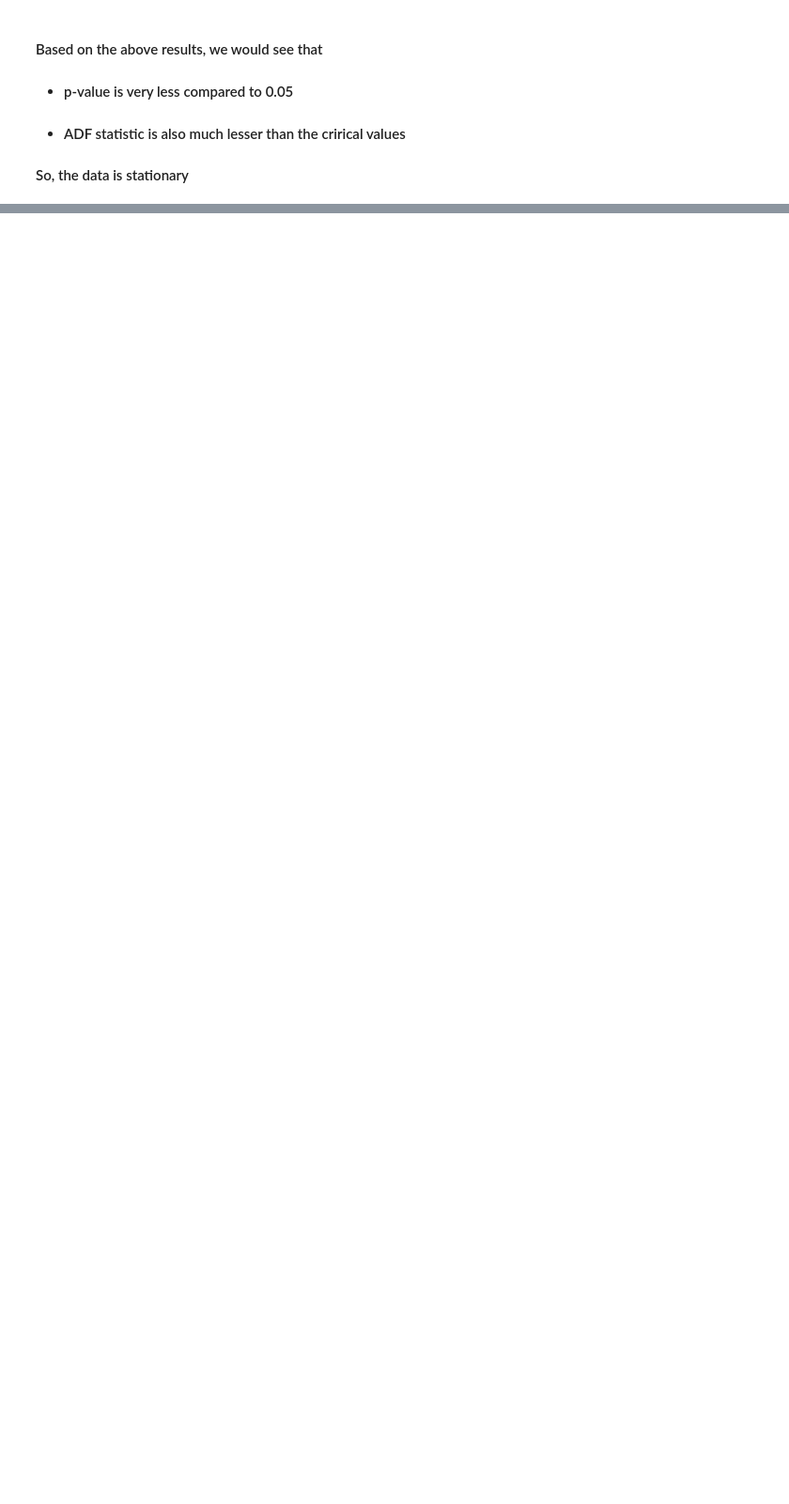
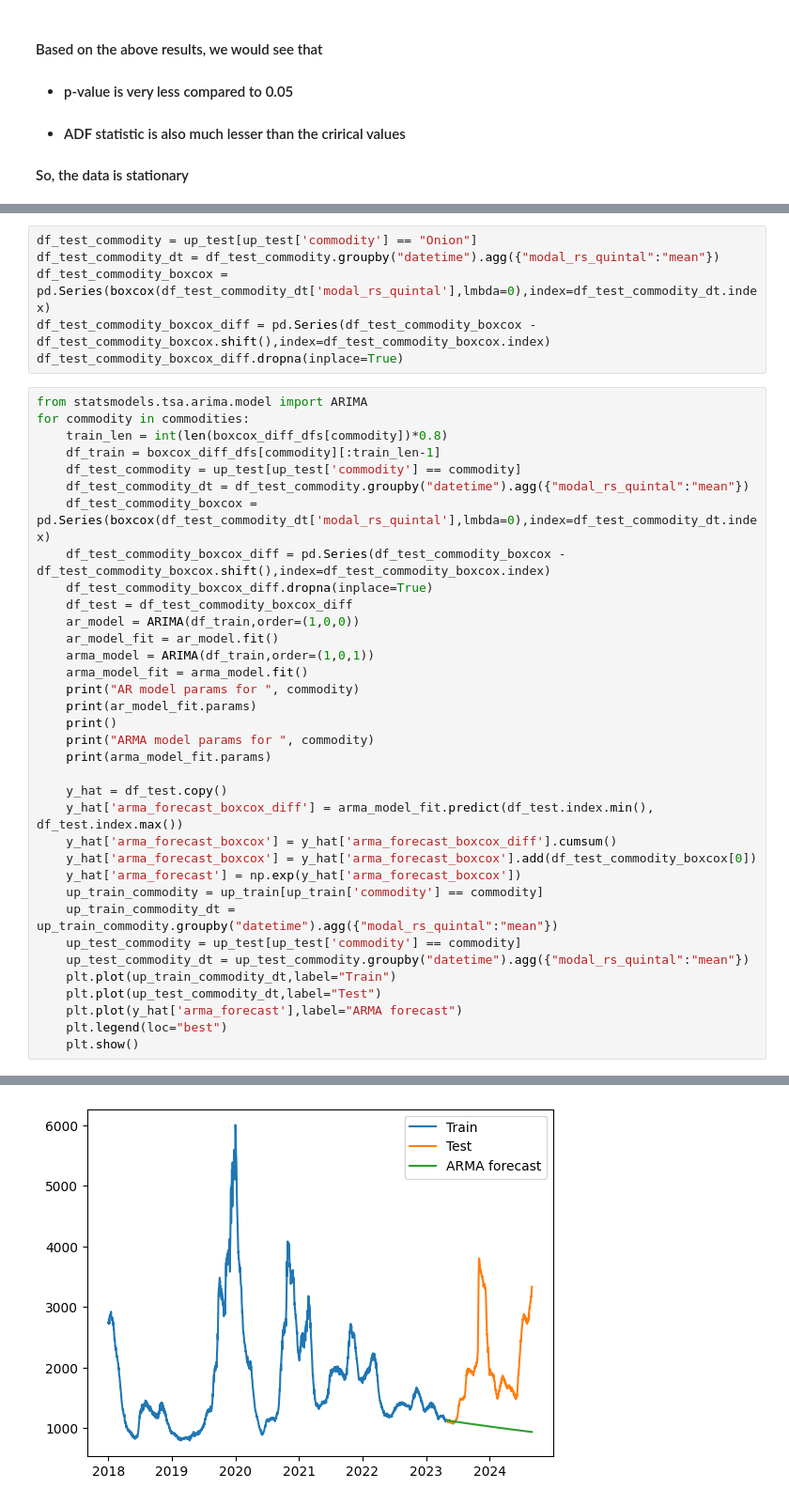
Before and after one commit to mashriram/sih_2024, a Jupyter notebook: src/06_arima.ipynb, the cells around one changed output, grey strips where cells are left out. Shown at 94% size. Drawn from its saved outputs; the diff is of its cells as text; blank space fills up the shorter version.

```diff
--- a/src/06_arima.ipynb
+++ b/src/06_arima.ipynb
@@ -102,0 +203,42 @@ for commodity in commodities:
+# %%
+df_test_commodity = up_test[up_test['commodity'] == "Onion"]
+df_test_commodity_dt = df_test_commodity.groupby("datetime").agg({"modal_rs_quintal":"mean"})
+df_test_commodity_boxcox = pd.Series(boxcox(df_test_commodity_dt['modal_rs_quintal'],lmbda=0),index=df_test_commodity_dt.index)
+df_test_commodity_boxcox_diff = pd.Series(df_test_commodity_boxcox - df_test_commodity_boxcox.shift(),index=df_test_commodity_boxcox.index)
+df_test_commodity_boxcox_diff.dropna(inplace=True)
+# %%
+from statsmodels.tsa.arima.model import ARIMA
+for commodity in commodities:
+    train_len = int(len(boxcox_diff_dfs[commodity])*0.8)
+    df_train = boxcox_diff_dfs[commodity][:train_len-1]
+    df_test_commodity = up_test[up_test['commodity'] == commodity]
+    df_test_commodity_dt = df_test_commodity.groupby("datetime").agg({"modal_rs_quintal":"mean"})
+    df_test_commodity_boxcox = pd.Series(boxcox(df_test_commodity_dt['modal_rs_quintal'],lmbda=0),index=df_test_commodity_dt.index)
+    df_test_commodity_boxcox_diff = pd.Series(df_test_commodity_boxcox - df_test_commodity_boxcox.shift(),index=df_test_commodity_boxcox.index)
+    df_test_commodity_boxcox_diff.dropna(inplace=True)
+    df_test = df_test_commodity_boxcox_diff
+    ar_model = ARIMA(df_train,order=(1,0,0))
+    ar_model_fit = ar_model.fit()
+    arma_model = ARIMA(df_train,order=(1,0,1))
+    arma_model_fit = arma_model.fit()
+    print("AR model params for ", commodity)
+    print(ar_model_fit.params)
+    print()
+    print("ARMA model params for ", commodity)
+    print(arma_model_fit.params)
+
+    y_hat = df_test.copy()
+    y_hat['arma_forecast_boxcox_diff'] = arma_model_fit.predict(df_test.index.min(), df_test.index.max())
+    y_hat['arma_forecast_boxcox'] = y_hat['arma_forecast_boxcox_diff'].cumsum()
+    y_hat['arma_forecast_boxcox'] = y_hat['arma_forecast_boxcox'].add(df_test_commodity_boxcox[0])
+    y_hat['arma_forecast'] = np.exp(y_hat['arma_forecast_boxcox'])
+    up_train_commodity = up_train[up_train['commodity'] == commodity]
+    up_train_commodity_dt = up_train_commodity.groupby("datetime").agg({"modal_rs_quintal":"mean"})
+    up_test_commodity = up_test[up_test['commodity'] == commodity]
+    up_test_commodity_dt = up_test_commodity.groupby("datetime").agg({"modal_rs_quintal":"mean"})
+    plt.plot(up_train_commodity_dt,label="Train")
+    plt.plot(up_test_commodity_dt,label="Test")
+    plt.plot(y_hat['arma_forecast'],label="ARMA forecast")
+    plt.legend(loc="best")
+    plt.show()
+# %% [output]
@@ -102,0 +257 @@ for commodity in commodities:
+[figure, added]
```
Also changed, not shown: parts of 14 cells of this notebook.
